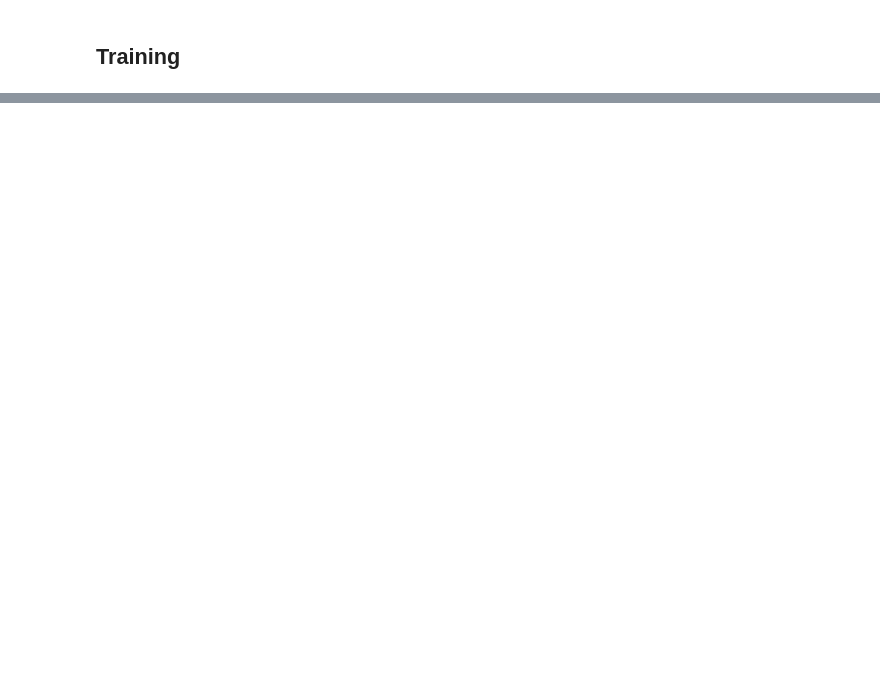
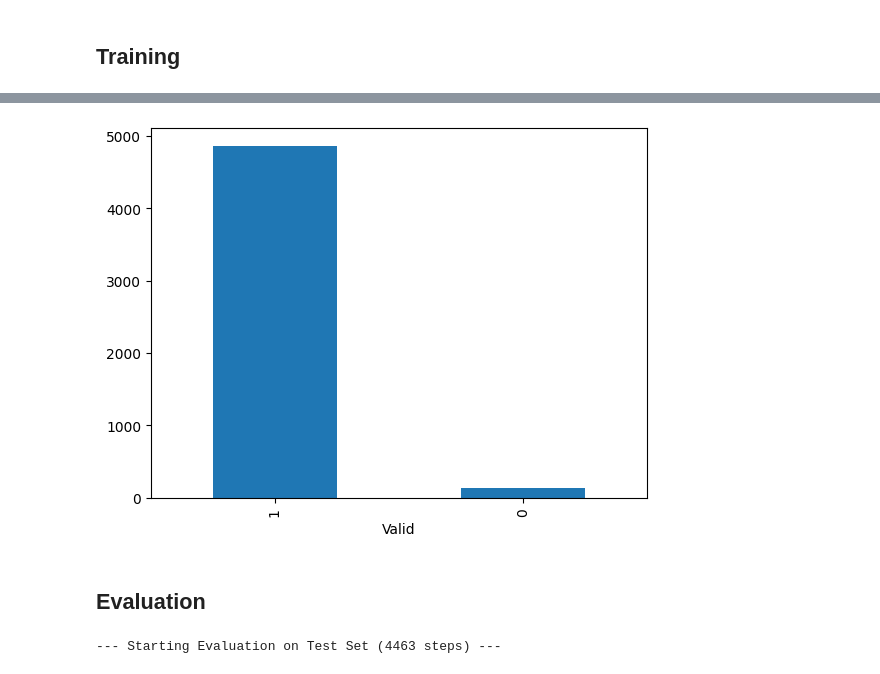
Before and after one commit to Pappa/bandido, a Jupyter notebook: notebooks/crypto/02-tf-agents-bandit-train.ipynb, the cells around one changed output, grey strips where cells are left out. Saved outputs shown, nothing was run; the diff lists cells and outputs as text; code cells hidden in the pictures; blank space fills up the shorter version.

```diff
--- a/notebooks/crypto/02-tf-agents-bandit-train.ipynb
+++ b/notebooks/crypto/02-tf-agents-bandit-train.ipynb
@@ -288,0 +289,5 @@ plt.show()
+# %%
+trade_history = tf_env.pyenv.envs[0].trade_history
+
+trade_history_df = pd.DataFrame(trade_history, columns=['Symbol', 'Valid', 'Type', 'Value'])
+trade_history_df.head(5)
@@ -288,0 +301,41 @@ plt.show()
+# %%
+trade_history_df['Valid'].value_counts().plot(kind='bar')
+plt.show()
+# %% [output]
+[figure, added]
+# %% [markdown]
+## Evaluation
+# %%
+eval_env = CryptoTradingEnvironment(
+    observation_df=test_observation_scaled_df,
+    prices_df=test_prices_df,
+    symbols=SYMBOLS,
+)
+
+# 4. Run the Evaluation Loop
+print(f"\n--- Starting Evaluation on Test Set ({len(test_observation_scaled_df)} steps) ---")
+
+time_step = eval_env.reset()
+
+# Loop until the environment signals the episode is over
+while not time_step.is_last():
+    # The policy expects a batch dimension. We create a new TimeStep
+    # object with the observation correctly batched.
+
+    # A. Add the batch dimension to the observation tensor.
+    observation_batch = tf.expand_dims(time_step.observation, 0)
+
+    # B. Use the ._replace() method to create a new TimeStep with the batched observation.
+    # This is the correct way to modify a TimeStep.
+    batched_time_step = time_step._replace(observation=observation_batch)
+
+    # C. Get an action from the loaded policy using the batched TimeStep.
+    action_step = agent.policy.action(batched_time_step)
+    action = action_step.action.numpy()[0]
+
+    # D. Step the environment with the original, unbatched action.
+    time_step = eval_env.step(action)
+
+print("\n--- Evaluation Finished ---")
+# %% [output]
+--- Starting Evaluation on Test Set (4463 steps) ---
```
Also changed, not shown: parts of 9 cells of this notebook, 1 other file.
